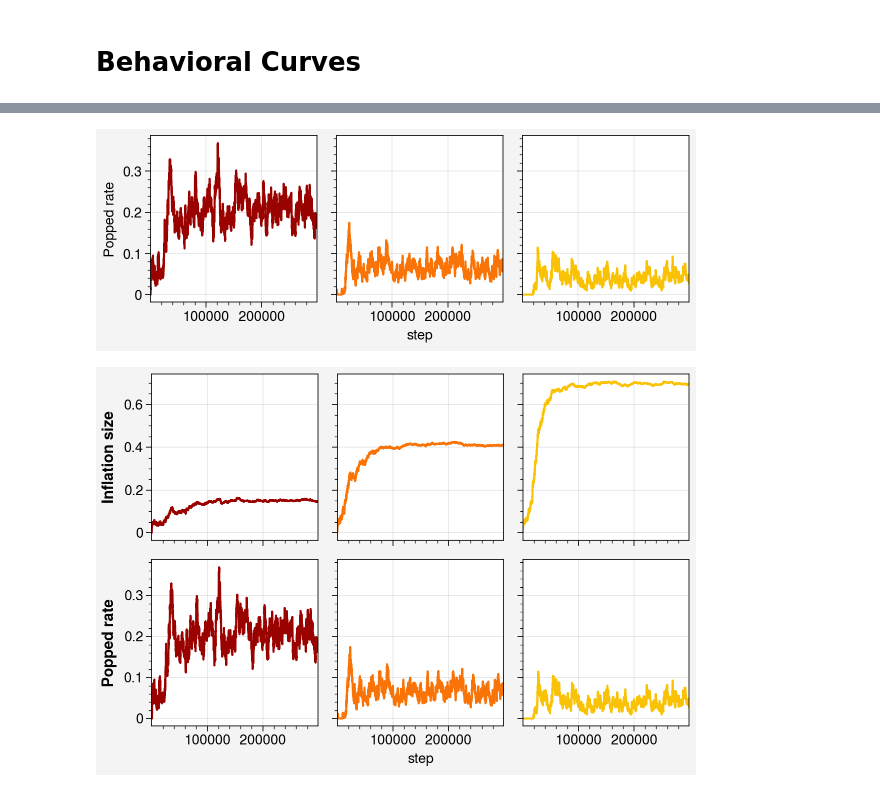
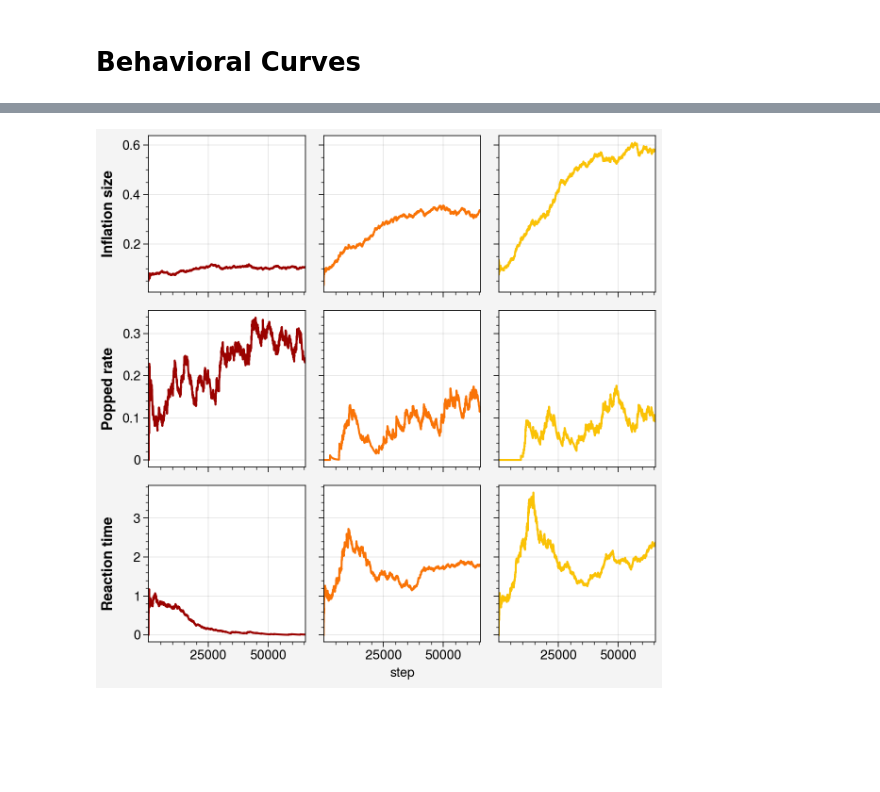
Before and after one commit to liuandrew/bart_ppo, a Jupyter notebook: write_and_test/learning_curves.ipynb, the cells around one changed output, grey strips where cells are left out. Drawn from its saved outputs; the diff is of its cells as text; code cells hidden in the pictures; blank space fills up the shorter version.

```diff
--- a/write_and_test/learning_curves.ipynb
+++ b/write_and_test/learning_curves.ipynb
@@ -261,42 +237,0 @@ ax.format(ylabel='Inflation time')
-# %%
-colors = [0, 1, 2]
-fig, ax = pplt.subplots(ncols=len(colors), figwidth=6)
-metric_df = df.set_index(['metric', 'step'])
-color_df = metric_df.loc['bart/color']
-
-metric = 'bart/popped'
-for i, color in enumerate(colors):
-    plot_metric = metric_df.loc[metric][color_df['value'] == color]
-    # ax[i].plot(plot_metric)
-    ax[i].plot(plot_metric.index, plot_metric.value.ewm(alpha=0.01).mean(),
-               c=bart_plot_colors[i])
-ax.format(ylabel='Popped rate')
-# %% [output]
-[figure, removed]
-# %%
-def plot_bart_behaviors(df, metrics=['size', 'popped']):
-    colors = [0, 1, 2]
-    bart_metrics = {
-        'size': {'df_metric': 'bart/size', 'label': 'Inflation size'},
-        'popped': {'df_metric': 'bart/popped', 'label': 'Popped rate'}
-    }
-
-    fig, ax = pplt.subplots(nrows=len(metrics), ncols=len(colors),
-                            figwidth=6)
-
-    metric_df = df.set_index(['metric', 'step'])
-    color_df = metric_df.loc['bart/color']
-    leftlabels = []
-    for i, metric in enumerate(metrics):
-        df_metric = bart_metrics[metric]['df_metric']
-        leftlabels.append(bart_metrics[metric]['label'])
-        for j, color in enumerate(colors):
-            plot_metric = metric_df.loc[df_metric][color_df['value'] == color]
-            ax[i, j].plot(plot_metric.index,
-                        plot_metric.value.ewm(alpha=0.01).mean(),
-                        c=bart_plot_colors[j])
-    ax.format(leftlabels=leftlabels, ylabel='')
-# %%
-plot_bart_behaviors(df)
-# %% [output]
-[figure, removed]
@@ -307,0 +238,6 @@ metric_df.loc['bart/size'][color_df['value'] == 0]
+# %%
+
+df = load_exp_df('basics/behav', trial_num=0)
+plot_bart_behaviors(df, metrics=['size', 'popped', 'rt'])
+# %% [output]
+[figure, added]
```
Also changed, not shown: parts of 12 cells of this notebook, 2 other files.
